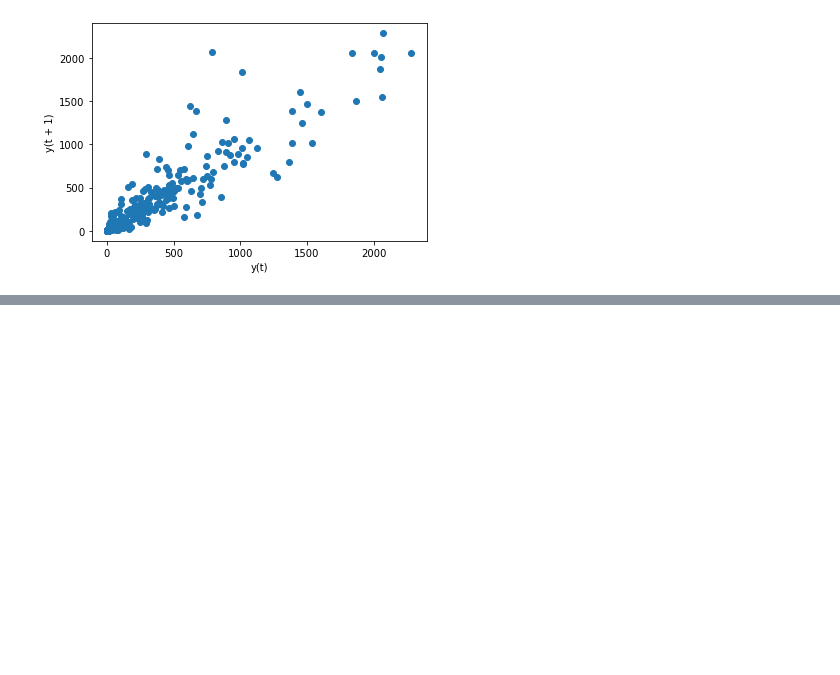
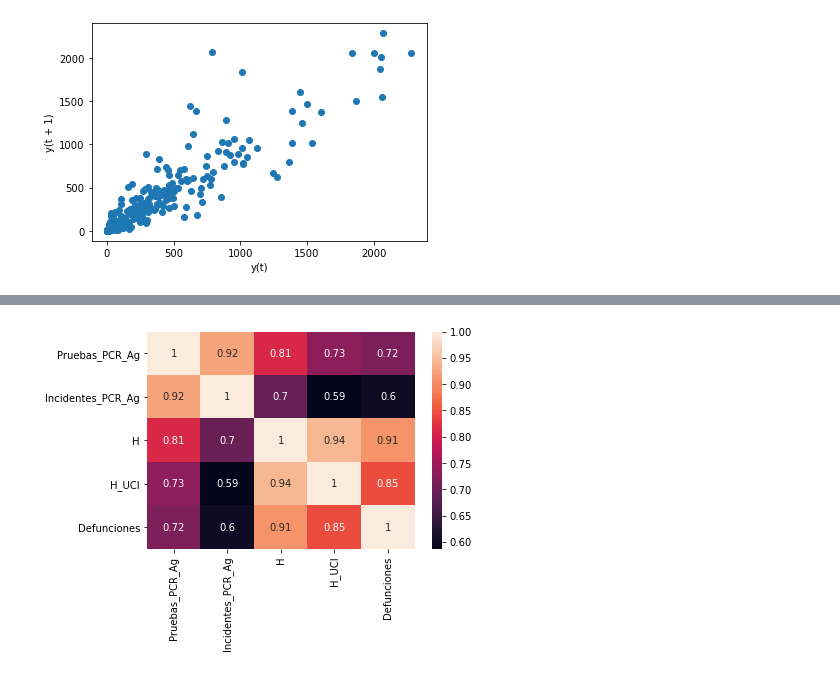
Before and after one commit to CarmenCalvoL/tfg_informatica, a Jupyter notebook: salud_murcia.ipynb, the cells around one changed output, grey strips where cells are left out. Drawn from its saved outputs; the diff is of its cells as text; code cells hidden in the pictures; blank space fills up the shorter version.

```diff
--- a/salud_murcia.ipynb
+++ b/salud_murcia.ipynb
@@ -106,0 +136,2 @@ pyplot.show()
+# %%
+df2 = df[['Pruebas_PCR_Ag', 'Incidentes_PCR_Ag','H', 'H_UCI', 'Defunciones']]
@@ -106,0 +148,18 @@ pyplot.show()
+# %%
+# Creamos la matriz de correlaciones para el dataframe que acabamos de obtener
+# Esto nos permite ver si los datos están correlacionados entre si
+matriz_corr = df2.corr()
+# %%
+import seaborn as sn
+import matplotlib.pyplot as plt
+sn.heatmap(matriz_corr, annot=True)
+plt.show()
+# La siguiente tabla muestra la correlacion entre los datos de forma grafica
+# Para cada una de las series se muestra la correlacion entre sus valores
+# Podriamos comentar, por ejemplo, la alta correlacion (0.85) entre el numero de
+# enfermos en UCI y las defunciones
+# Todos los datos están positivamente correlados, y esto en principio tiene
+# bastante sentido. En general, a más pruebas, más casos, más posibles hospitalizaciones
+# y por tanto más posibles enfermos en UCI y defunciones
+# %% [output]
+[figure, added]
```
Also changed, not shown: parts of 4 cells of this notebook, 1 other file.
